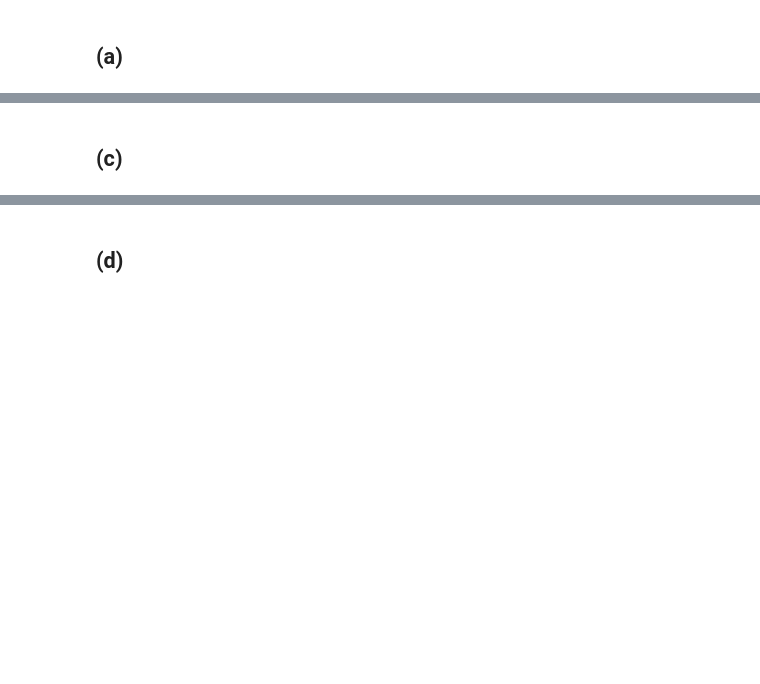
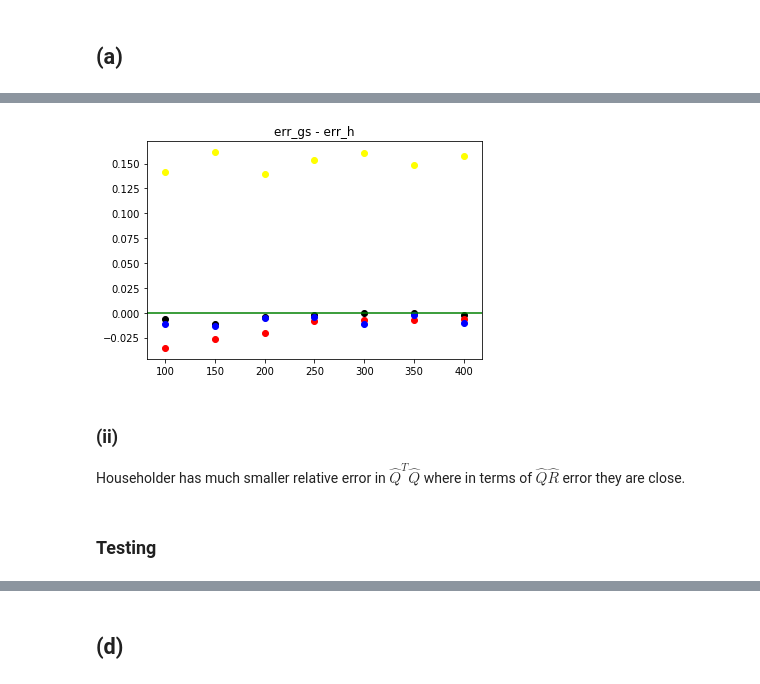
Before and after one commit to zihao12/stat309-hw, a Jupyter notebook: hw3.ipynb, the cells around one changed output, grey strips where cells are left out. Cells and saved outputs as stored; diff of their text form; code cells hidden in the pictures; blank space fills up the shorter version.

```diff
--- a/hw3.ipynb
+++ b/hw3.ipynb
@@ -74,2 +243,26 @@ def House_QR(X):
+# %%
+fig = plt.figure()
+ax = plt.gca()
+err_diff = err_gs - err_h
+ax.scatter(ns, err_diff[0,:], color = cols[0])
+ax.title.set_text("err_gs - err_h")
+for i in range(1, 4):
+    ax.scatter(ns, err_diff[i,:], color = cols[i])
+
+plt.axhline(y=0, color='green', linestyle='-')
+plt.show()
+
+# fig = plt.figure()
+# ax = plt.gca()
+# err_diff = err_gs - err_h
+# ax.scatter(ns, err_diff[3,:], color = cols[3])
+# ax.title.set_text("err_gs - err_h")
+# plt.show()
+# %% [output]
+[figure, added]
+# %% [markdown]
+### (ii)
+
+Householder has much smaller relative error in $\hat{Q}^T \hat{Q}$ where in terms of $\hat{Q} \hat{R}$ error they are close.
 # %% [markdown]
-## (c)
+### Testing
```
Also changed, not shown: parts of 13 cells of this notebook.
